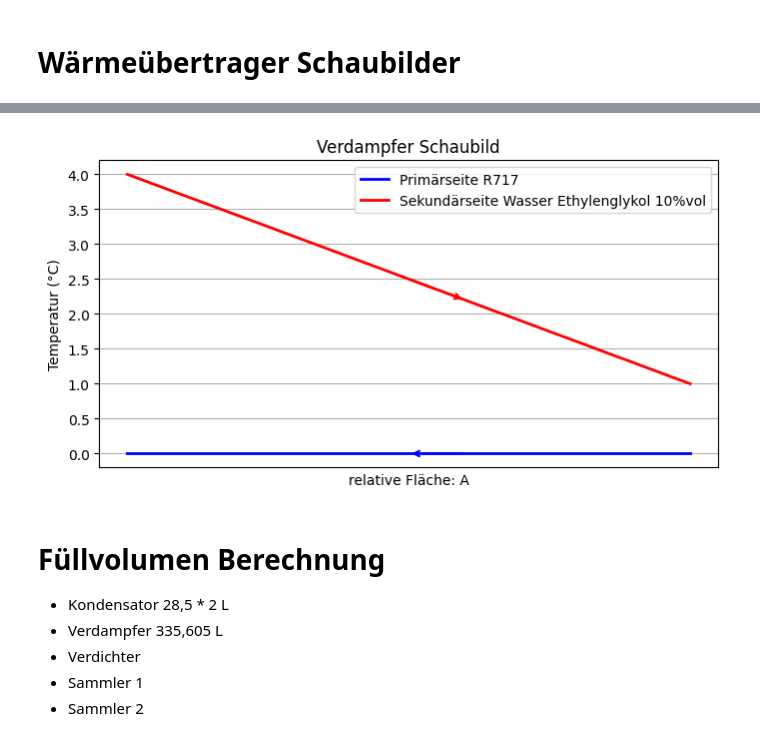
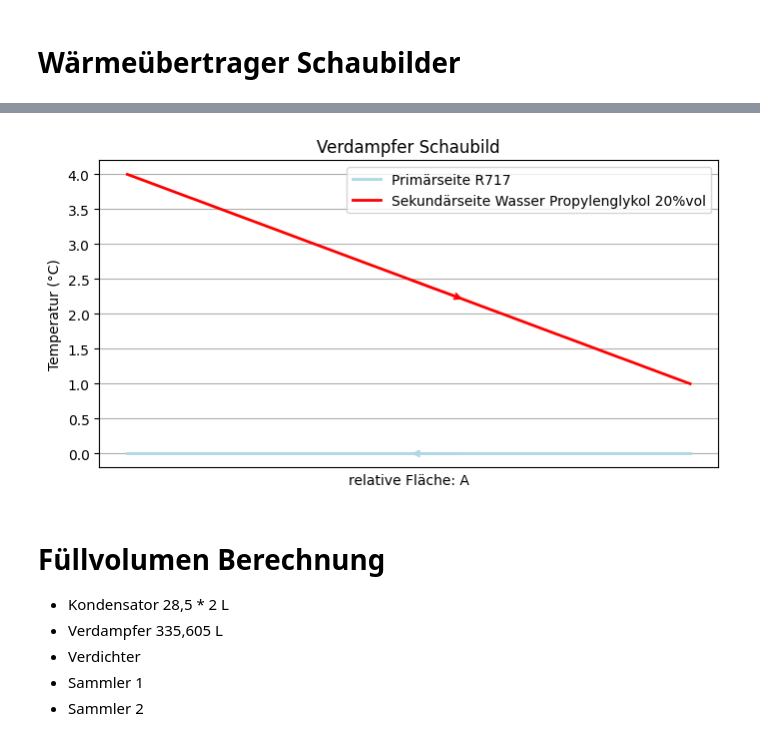
Before and after one commit to Zeusdragon/WP_Beleg, a Jupyter notebook: Beleg.ipynb, the cells around one changed output, grey strips where cells are left out. Saved outputs shown, nothing was run; the diff lists cells and outputs as text; code cells hidden in the pictures.

```diff
--- a/Beleg.ipynb
+++ b/Beleg.ipynb
@@ -305,37 +316,37 @@ plt.show()
 # %%
 plt.figure(figsize=(8, 4))
 
 # Temperaturverlauf von T[4] zu T[1]
 x_verd = [0, 1]
 y1_verd = [T[4] - 273.15, T[0] - 273.15]
 y2_verd = [4, 1]
 
-plt.plot(x_verd, y1_verd, label='Primärseite R717', color='b', linewidth=2)
-plt.plot(x_verd, y2_verd, label='Sekundärseite Wasser Ethylenglykol 10%vol', color='r', linewidth=2)
+plt.plot(x_verd, y1_verd, label='Primärseite R717', color='lightblue', linewidth=2)
+plt.plot(x_verd, y2_verd, label='Sekundärseite Wasser Propylenglykol 20%vol', color='r', linewidth=2)
 
 # Automatisch orientierte Pfeile für Primärseite (R717)
 dx1 = x_verd[1] - x_verd[0]
 dy1 = y1_verd[1] - y1_verd[0]
 plt.annotate('', xy=(0.5 + dx1*0.1, y1_verd[0] + dy1*0.5 + dy1*0.1),
              xytext=(0.5, y1_verd[0] + dy1*0.5),
-             arrowprops=dict(arrowstyle='<-', lw=1.5, color='blue'))
+             arrowprops=dict(arrowstyle='<-', lw=1.5, color='lightblue'))
 
 # Automatisch orientierte Pfeile für Sekundärseite (Wasser)
 dx2 = x_verd[1] - x_verd[0]
 dy2 = y2_verd[1] - y2_verd[0]
 plt.annotate('', xy=(0.5 + dx2*0.1, y2_verd[0] + dy2*0.5 + dy2*0.1),
              xytext=(0.5, y2_verd[0] + dy2*0.5),
              arrowprops=dict(arrowstyle='->', lw=1.5, color='red'))
 
 plt.xlabel('relative Fläche: A')
 plt.ylabel('Temperatur (°C)')
 plt.title('Verdampfer Schaubild')
 plt.legend()
 plt.xticks([])
 plt.grid(True)
 plt.show()
 # %% [output]
-[figure, old version]
+[figure, new version]
 # %% [markdown]
 # Füllvolumen Berechnung
 + Kondensator 28,5 * 2 L
```
Also changed, not shown: parts of 6 cells of this notebook.
